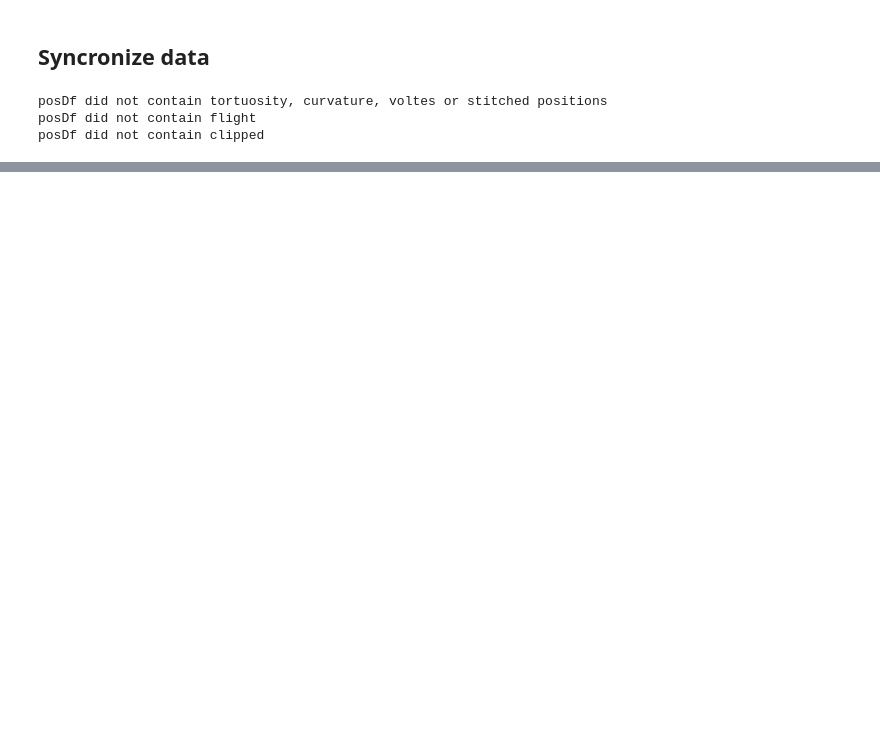
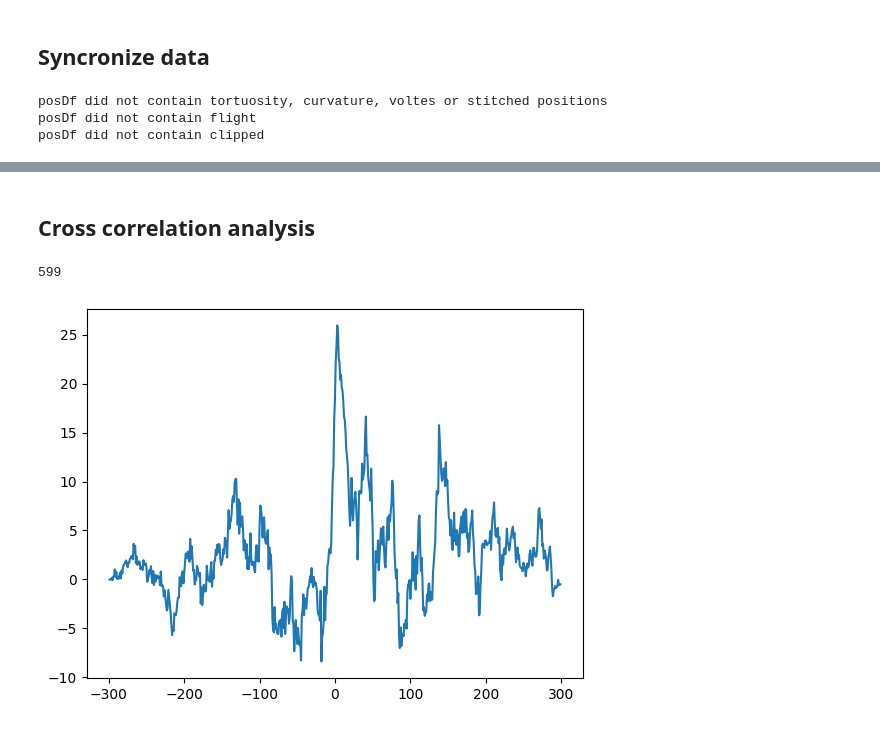
Before and after one commit to T-E-Lab/GULP, a Jupyter notebook: gulp2p/scripts/sync_bhv_img_data.ipynb, the cells around one changed output, grey strips where cells are left out. Cells and saved outputs as stored; diff of their text form; code cells hidden in the pictures; blank space fills up the shorter version.

```diff
--- a/gulp2p/scripts/sync_bhv_img_data.ipynb
+++ b/gulp2p/scripts/sync_bhv_img_data.ipynb
@@ -128,0 +167,28 @@ Text(0.5, 0, 'time (sec)')
+# %% [markdown]
+## Cross correlation analysis
+# %%
+# Create dataframe with different lag values
+
+# print(len(expDf['roi0']))
+# print(len(expDf['vRfilt']))
+a = expDf['roi0']
+v = expDf['vRfilt']
+lags = range(-1*len(a)+1, len(a)-1+1)
+cross_correlation = np.correlate(a, v, mode='full')
+plt.plot(lags, cross_correlation)
+print(len(cross_correlation))
+
+
+# min_lag = -10
+# max_lag= 10
+# lags = range(min_lag, max_lag+1)
+
+# correlations = []
+
+# for lag in range(min_lag, max_lag):
+#     # Get correlation of calcium vs rot vel with lag
+#     corr = np.correlate(expDf['roi0'], expDf['vRfilt'].shift(lag))
+#     correlations.append(corr)
+# %% [output]
+599
+[figure, added]
```
Also changed, not shown: parts of 9 cells of this notebook.
